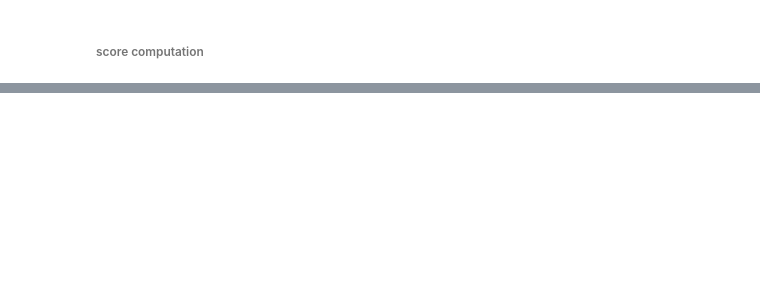
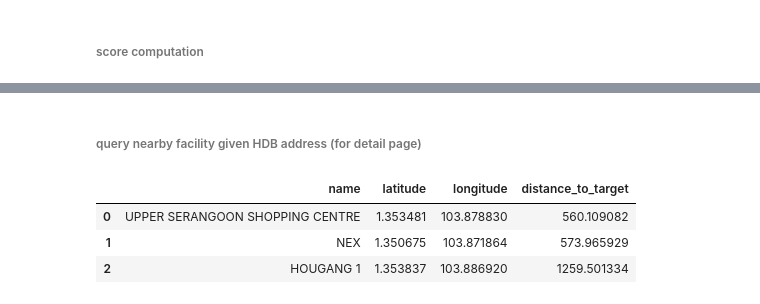
Before and after one commit to Silverneo/hdbguru, a Jupyter notebook: notebooks/query-and-rank.ipynb, the cells around one changed output, grey strips where cells are left out. Drawn from its saved outputs; the diff is of its cells as text; code cells hidden in the pictures; blank space fills up the shorter version.

Commit message:
update query-and-rank

```diff
--- a/notebooks/query-and-rank.ipynb
+++ b/notebooks/query-and-rank.ipynb
@@ -159,5 +202,5 @@ onemap_search('5 science park')
 # %%
-r = onemap_search('5 science park')
+r = onemap_search('531008')
 # %%
 query_lang = r['LONGITUDE']
 query_lat = r['LATITUDE']
@@ -206,0 +397,2 @@ df.head()
+# %% [markdown]
+###### query nearby facility given HDB address (for detail page)
@@ -206,0 +484,13 @@ df.head()
+# %%
+query_lang = r['LONGITUDE']
+query_lat = r['LATITUDE']
+max_return = 3
+# %%
+df = pd.read_sql(nearby_mall_sql.format(query_lang, query_lat, max_return), db)
+# %%
+df
+# %% [output]
+|  | name | latitude | longitude | distance_to_target |
+| 0 | UPPER SERANGOON SHOPPING CENTRE | 1.353481 | 103.878830 | 560.109082 |
+| 1 | NEX | 1.350675 | 103.871864 | 573.965929 |
+| 2 | HOUGANG 1 | 1.353837 | 103.886920 | 1259.501334 |
```
Also changed, not shown: parts of 35 cells of this notebook.
